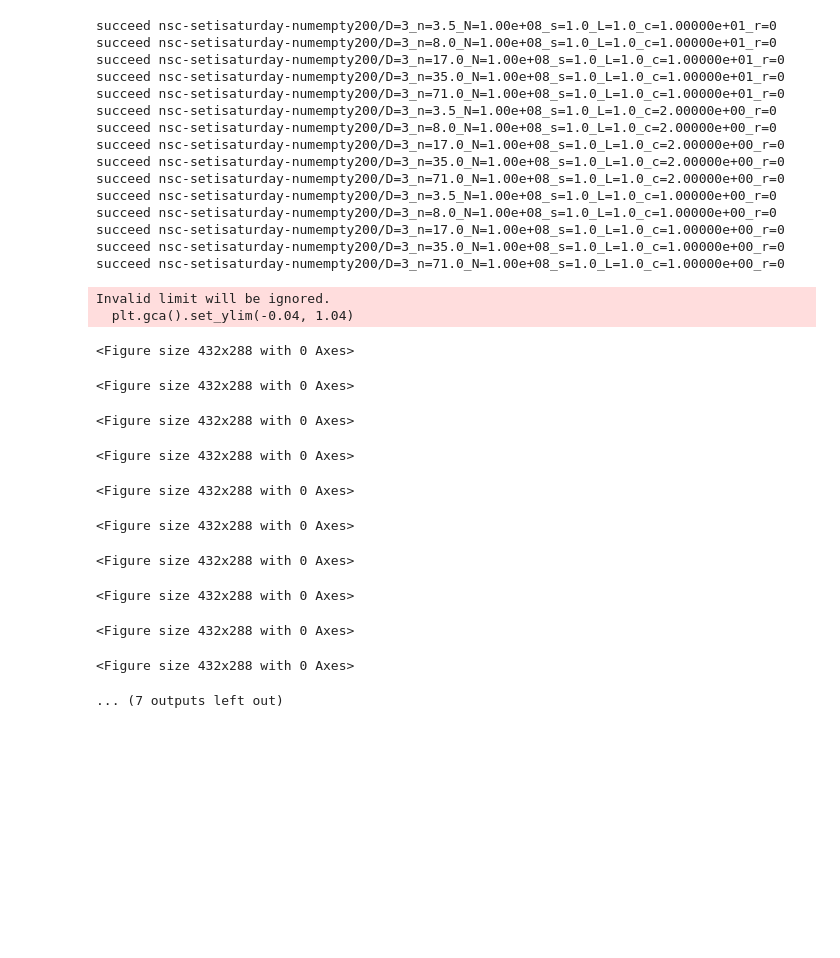
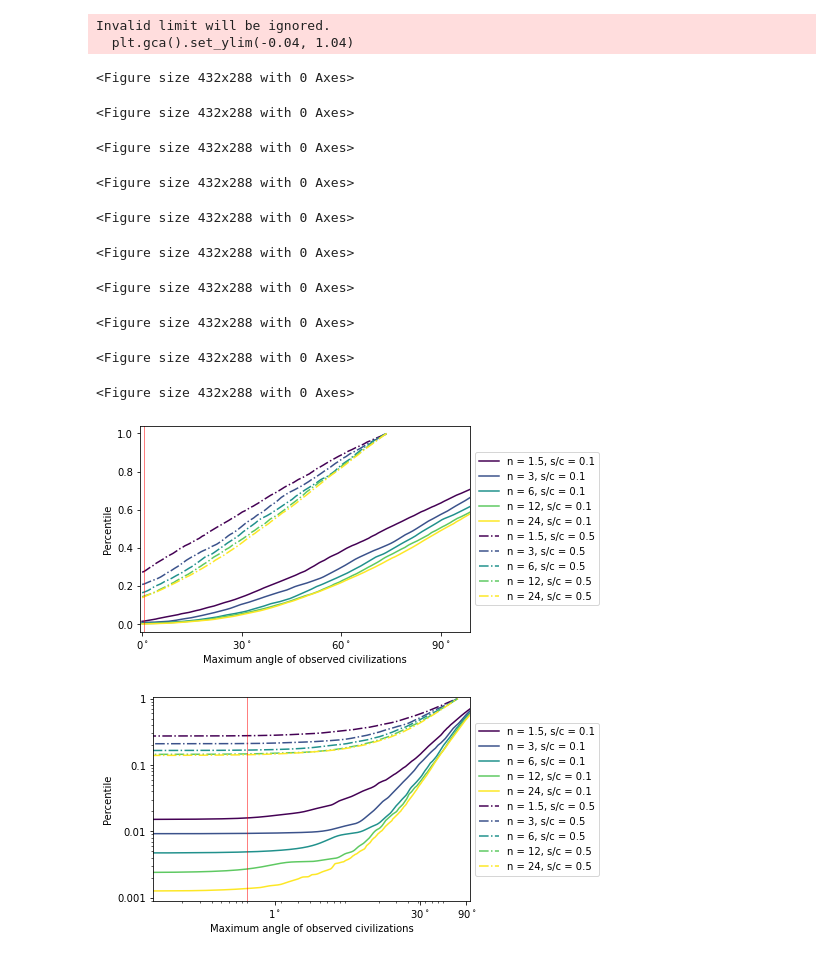
Before and after one commit to calvinmccarter/grabby_aliens, a Jupyter notebook: experiments/plotG.ipynb, the cells around one changed output. Cells and saved outputs as stored; diff of their text form; code cells hidden in the pictures; blank space fills up the shorter version.

```diff
--- a/experiments/plotG.ipynb
+++ b/experiments/plotG.ipynb
@@ -13,6 +13,7 @@ m = 2/3
 nlist = [round(tnn/(1-m)-1, 4) for tnn in true_nlist]
 s = 1.0
 sclist = [0.1, 0.5, 1.0]
+sclist = [0.1, 0.5]
 L = 1.0
 num_empty = 200
 res_dir = 'nsc-setisaturday-numempty200'
@@ -21,7 +22,7 @@ randix = 0
 plot_data = {}
 cmap = plt.get_cmap('viridis')
 mycols = cmap(np.linspace(0, 1, len(nlist)))
-scstyles = [':', '-.', '-']
+scstyles = ['-', '-.', ':']
 for sc in sclist:
     c = s / sc
     for nix, n in enumerate(nlist):
@@ -34,8 +35,11 @@ for sc in sclist:
         fig = plt.figure()
         (counts, bins, patches) = plt.hist(
             res.MaxAngle, cumulative=True, histtype='step', density=True, bins=res.shape[0])
+        countsSmooth = pd.Series(data=counts).rolling(
+            window=100, min_periods=1, win_type='gaussian', center=True
+        ).mean(std=10)
         fig.clf()
-        plot_data[(true_n, sc)] = (bins[0:-1], counts)
+        plot_data[(true_n, sc)] = (bins[0:-1], countsSmooth)
 fig = plt.figure(figsize=(8,4))
 ax  = fig.add_subplot(111)
 leg = []
@@ -49,9 +53,9 @@ for scix, sc in enumerate(sclist):
 plt.legend(leg, loc = 'center left', bbox_to_anchor = (1.0, 0.5))
 plt.plot([0.009, 0.009], [-0.05, 1.05],'r', linewidth=0.5);
 ax.set_position([0.1,0.1,0.5,0.8])
-plt.gca().set_ylabel('Empirical cdf')
+plt.gca().set_ylabel('Percentile')
 plt.gca().set_xlabel('Maximum angle of observed civilizations');
-plt.gca().set_title(f'D={D} N={N:.2e} s={s:.1f} L={L:.1f}');
+#plt.gca().set_title(f'D={D} N={N:.2e} s={s:.1f} L={L:.1f}');
 #plt.gca().set_xscale('log')
 plt.gca().set_xticks([0, 0.5*math.pi*(1/3), 0.5*math.pi*(2/3), 0.5*math.pi*(3/3)]);
 plt.gca().set_xticklabels(['0$^\circ$', '30$^\circ$', '60$^\circ$', '90$^\circ$']);
@@ -68,51 +72,37 @@ for scix, sc in enumerate(sclist):
         (bins, counts) = plot_data[(true_n, sc)]
         #plt.step(bins, counts, scstyles[scix], color=mycols[nix], where='post')
         plt.plot(bins, counts, scstyles[scix], color=mycols[nix])
         leg.append(f"n = {true_n}, s/c = {sc:.2}")
 #leg = [f"n = {nn}" for nn in true_nlist]
 plt.legend(leg, loc = 'center left', bbox_to_anchor = (1.0, 0.5))
 plt.plot([0.009, 0.009], [-0.05, 1.05],'r', linewidth=0.5);
 ax.set_position([0.1,0.1,0.5,0.8])
-plt.gca().set_ylabel('Empirical cdf')
+plt.gca().set_ylabel('Percentile')
 plt.gca().set_xlabel('Maximum angle of observed civilizations');
-plt.gca().set_title(f'D={D} N={N:.2e} s={s:.1f} L={L:.1f}');
+#plt.gca().set_title(f'D={D} N={N:.2e} s={s:.1f} L={L:.1f}');
 plt.gca().set_xscale('log')
 plt.gca().set_yscale('log')
 plt.gca().set_xticks([0, 0.5*math.pi*(1/90), 0.5*math.pi*(1/3),0.5*math.pi*(3/3)]);
 plt.gca().set_xticklabels(['0$^\circ$', '1$^\circ$','30$^\circ$', '90$^\circ$']);
 plt.gca().set_ylim(-0.04, 1.04)
 plt.gca().set_yticks([1e-3, 1e-2, 1e-1, 1])
 plt.gca().set_yticklabels([1e-3, 1e-2, 1e-1, 1])
 plt.gca().set_xlim(1e-3, 0.5*math.pi*(3/3)*1.1)
 plt.tight_layout(rect=(0, 0.05, 0.7, 1))
 
 fig.savefig('figures-friday/plotG-loglog.png', dpi=200)
 # %% [output]
-succeed nsc-setisaturday-numempty200/D=3_n=3.5_N=1.00e+08_s=1.0_L=1.0_c=1.00000e+01_r=0
-succeed nsc-setisaturday-numempty200/D=3_n=8.0_N=1.00e+08_s=1.0_L=1.0_c=1.00000e+01_r=0
-succeed nsc-setisaturday-numempty200/D=3_n=17.0_N=1.00e+08_s=1.0_L=1.0_c=1.00000e+01_r=0
-succeed nsc-setisaturday-numempty200/D=3_n=35.0_N=1.00e+08_s=1.0_L=1.0_c=1.00000e+01_r=0
-succeed nsc-setisaturday-numempty200/D=3_n=71.0_N=1.00e+08_s=1.0_L=1.0_c=1.00000e+01_r=0
-succeed nsc-setisaturday-numempty200/D=3_n=3.5_N=1.00e+08_s=1.0_L=1.0_c=2.00000e+00_r=0
-succeed nsc-setisaturday-numempty200/D=3_n=8.0_N=1.00e+08_s=1.0_L=1.0_c=2.00000e+00_r=0
-succeed nsc-setisaturday-numempty200/D=3_n=17.0_N=1.00e+08_s=1.0_L=1.0_c=2.00000e+00_r=0
-succeed nsc-setisaturday-numempty200/D=3_n=35.0_N=1.00e+08_s=1.0_L=1.0_c=2.00000e+00_r=0
-succeed nsc-setisaturday-numempty200/D=3_n=71.0_N=1.00e+08_s=1.0_L=1.0_c=2.00000e+00_r=0
-succeed nsc-setisaturday-numempty200/D=3_n=3.5_N=1.00e+08_s=1.0_L=1.0_c=1.00000e+00_r=0
-succeed nsc-setisaturday-numempty200/D=3_n=8.0_N=1.00e+08_s=1.0_L=1.0_c=1.00000e+00_r=0
-succeed nsc-setisaturday-numempty200/D=3_n=17.0_N=1.00e+08_s=1.0_L=1.0_c=1.00000e+00_r=0
-succeed nsc-setisaturday-numempty200/D=3_n=35.0_N=1.00e+08_s=1.0_L=1.0_c=1.00000e+00_r=0
-succeed nsc-setisaturday-numempty200/D=3_n=71.0_N=1.00e+08_s=1.0_L=1.0_c=1.00000e+00_r=0
+Invalid limit will be ignored.
+  plt.gca().set_ylim(-0.04, 1.04)
-Invalid limit will be ignored.
-  plt.gca().set_ylim(-0.04, 1.04)
+<Figure size 432x288 with 0 Axes>
 <Figure size 432x288 with 0 Axes>
 <Figure size 432x288 with 0 Axes>
 <Figure size 432x288 with 0 Axes>
 <Figure size 432x288 with 0 Axes>
 <Figure size 432x288 with 0 Axes>
 <Figure size 432x288 with 0 Axes>
 <Figure size 432x288 with 0 Axes>
 <Figure size 432x288 with 0 Axes>
 <Figure size 432x288 with 0 Axes>
-<Figure size 432x288 with 0 Axes>
-... (7 outputs left out)
+[figure, added]
+[figure, added]
```
Also changed, not shown: 14 other files.
